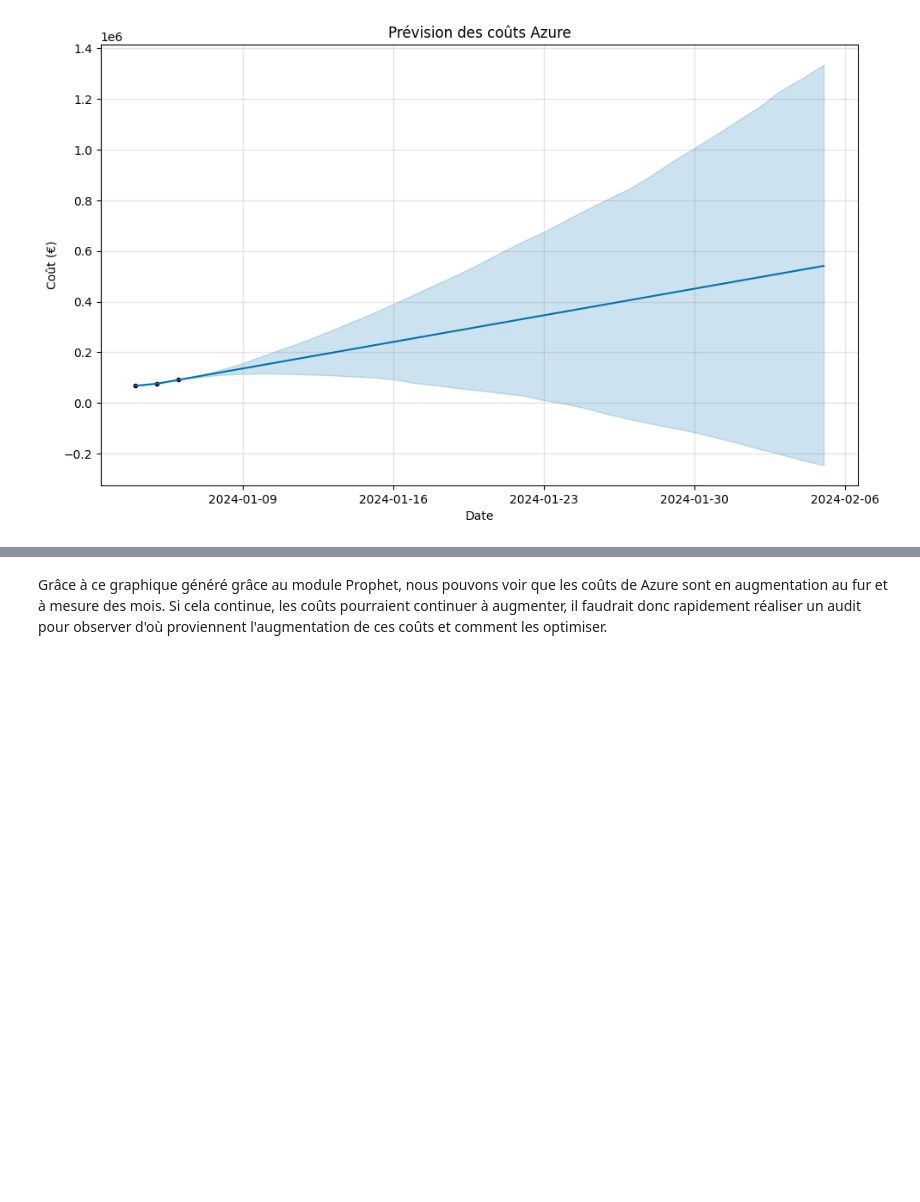
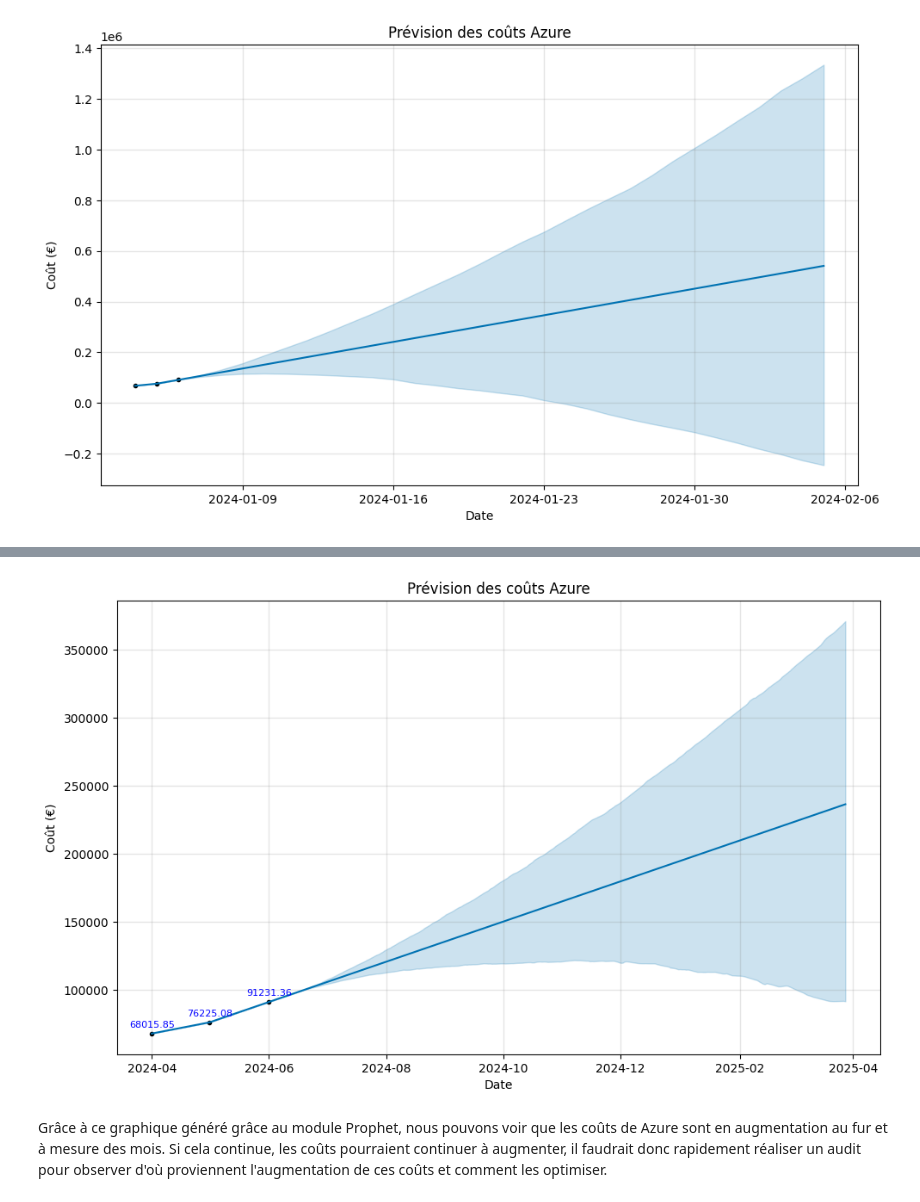
Before and after one commit to thomaszilliox1/FinOps-Projet-Costs-Monitoring-and-Prediction-from-Azure-and-AWS, a Jupyter notebook: FinOps-Projet-Costs-Monitoring-and-Prediction-from-Azure-and-AWS.ipynb, the cells around one changed output, grey strips where cells are left out. Cells and saved outputs as stored; diff of their text form; code cells hidden in the pictures; blank space fills up the shorter version.

```diff
--- a/FinOps-Projet-Costs-Monitoring-and-Prediction-from-Azure-and-AWS.ipynb
+++ b/FinOps-Projet-Costs-Monitoring-and-Prediction-from-Azure-and-AWS.ipynb
@@ -81,0 +210,31 @@ plt.show()
+# %%
+# 1. Importe le module matplotlib pour la visualisation
+import matplotlib.pyplot as plt
+
+# 2. Agrège les coûts par jour
+df_daily = df_azure.groupby("UsageDate").agg({"Cost": "sum"}).reset_index()
+
+# 3. Renomme les colonnes pour Prophet
+df_daily.columns = ["ds", "y"]
+
+# 4. Initialise et entraîne le modèle Prophet
+model = Prophet()
+model.fit(df_daily)
+
+# 5. Crée un dataframe pour 30 jours futurs
+future = model.make_future_dataframe(periods=300)
+forecast = model.predict(future)
+
+# 6. Visualise les prévisions
+fig = model.plot(forecast)
+plt.title("Prévision des coûts Azure")
+plt.xlabel("Date")
+plt.ylabel("Coût (€)")
+
+# Annoter les points réels (y) sur la courbe d'apprentissage
+for x, y in zip(df_daily['ds'], df_daily['y']):
+    plt.annotate(f"{y:.2f}", (x, y), textcoords="offset points", xytext=(0,5), ha='center', fontsize=8, color='blue')
+
+
+plt.show()
+# %% [output]
@@ -82,2 +243,3 @@ plt.show()
+[figure, added]
 # %% [markdown]
 Grâce à ce graphique généré grâce au module Prophet, nous pouvons voir que les coûts de Azure sont en augmentation au fur et à mesure des mois. Si cela continue, les coûts pourraient continuer à augmenter, il faudrait donc rapidement réaliser un audit pour observer d'où proviennent l'augmentation de ces coûts et comment les optimiser.
```
Also changed, not shown: parts of 17 cells of this notebook.
